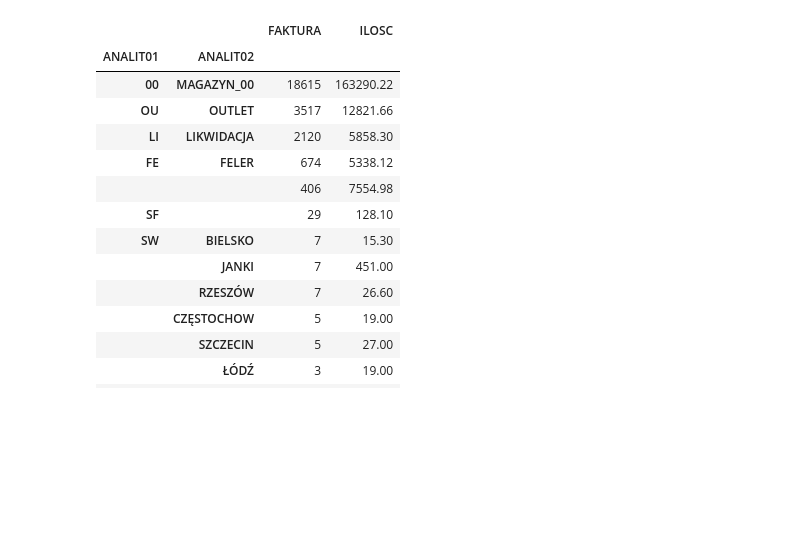
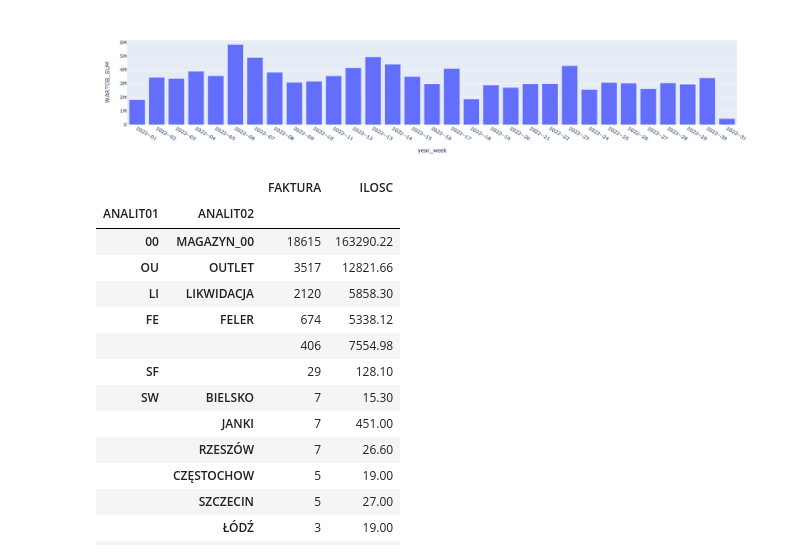
Before and after one commit to plggrzybuch/reklamacje, a Jupyter notebook: reklamacje_sql.ipynb, the cells around one changed output. Saved outputs shown, nothing was run; the diff lists cells and outputs as text; code cells hidden in the pictures; blank space fills up the shorter version.

```diff
--- a/reklamacje_sql.ipynb
+++ b/reklamacje_sql.ipynb
@@ -84,3 +95,11 @@ def func_add_znacznik(df):
+# %%
+df_sell=func_sell('hurtbi_fakty_sprz_22')
+# %%
+px.bar(df_sell.groupby(['year_week']).agg({'WARTOB_SUM':'sum'}).reset_index(),
+x='year_week',
+y='WARTOB_SUM')
+# %% [output]
+[figure, added]
 # %%
 df_fi=func_read_data('f56fi_wszystkie_kody_fili')
 df_fi=func_numer_faktury(df_fi)
```
Also changed, not shown: parts of 12 cells of this notebook.
